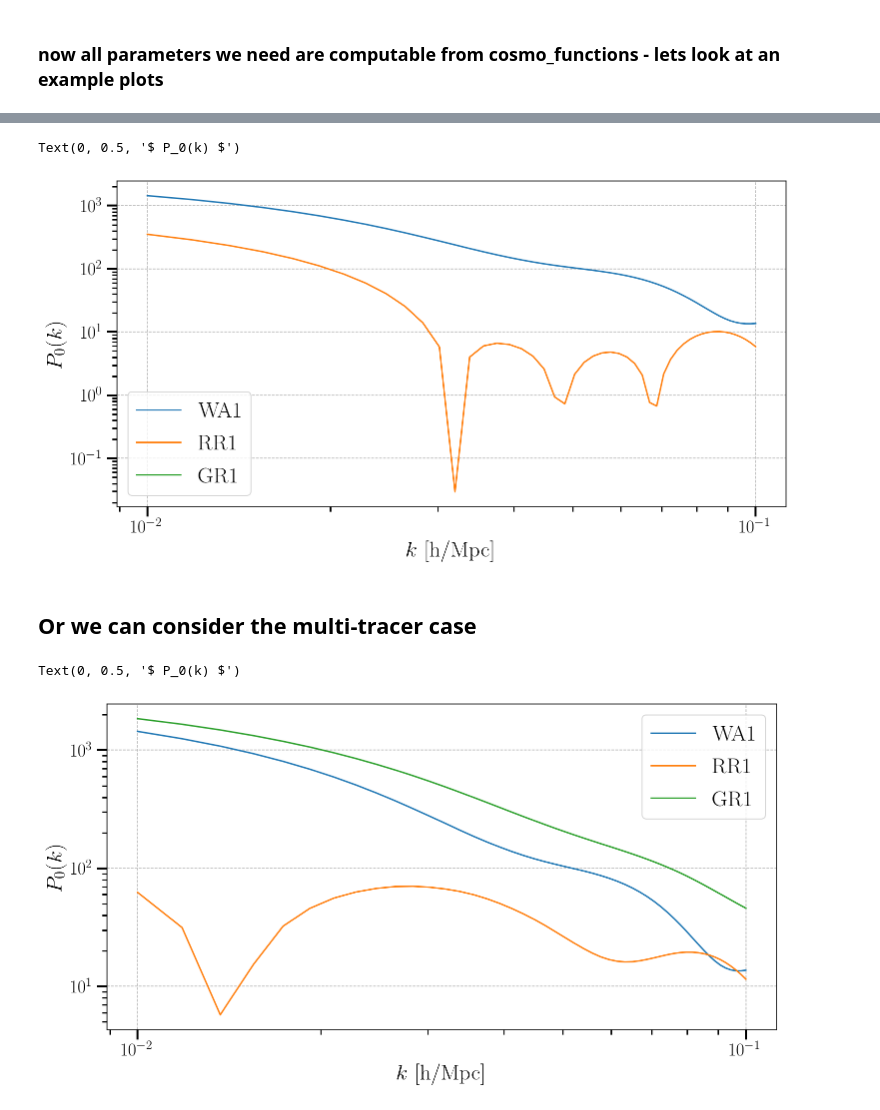
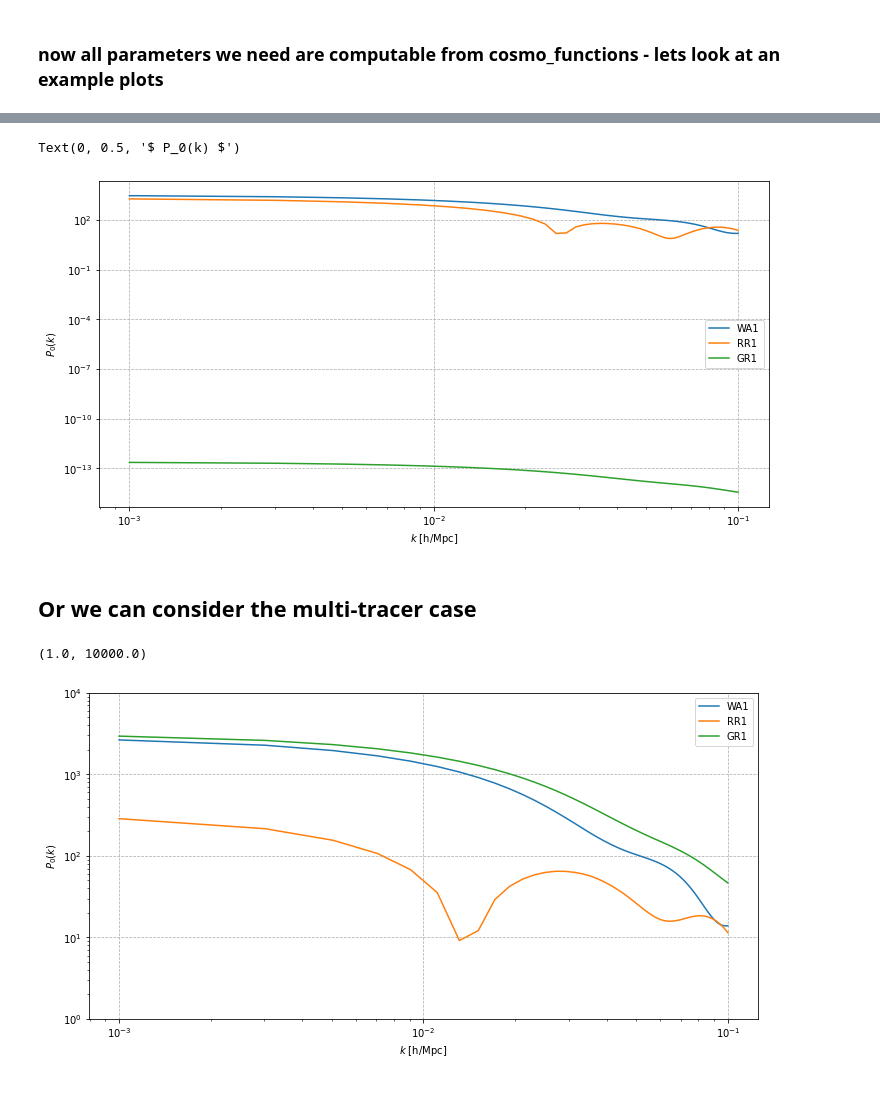
Before and after one commit to craddis1/CosmoWAP, a Jupyter notebook: examples/example_pk.ipynb, the cells around one changed output, grey strips where cells are left out. Saved outputs shown, nothing was run; the diff lists cells and outputs as text; code cells hidden in the pictures.

```diff
--- a/examples/example_pk.ipynb
+++ b/examples/example_pk.ipynb
@@ -69,9 +69,9 @@ dict_keys(['b_1', 'z_range', 'be_survey', 'Q_survey', 'n_g', 'f_sky'])
 # %% [markdown]
 ### CosmologicalFunctions takes in the cosmology and a survey_params dict
 # %%
-survey_params.Euclid.b_1 = lambda xx: 1.5 + 0*xx
-survey_params.Euclid.Q_survey = lambda xx: -2/5 + 0*xx
-survey_params.Euclid.be_survey = lambda xx: 0 + 0*xx
+survey_params.Euclid.b_1 = lambda xx: 5 + 1*xx
+#survey_params.Euclid.Q_survey = lambda xx: -2/5 + 0*xx
+#survey_params.Euclid.be_survey = lambda xx: 0 + 0*xx
 # %%
 #so now we can compute terms for this cosmology and for euclid-likes biases
 cosmo_funcs = cw.ClassWAP(cosmo,[survey_params.Euclid],compute_bias=False)
@@ -106,10 +105,11 @@ plt.xlim(0.003,0.1)
 # %%
 # for dipole
 plt.figure(figsize=(12,6))
+cosmo_funcs = cw.ClassWAP(cosmo,[survey_params.Euclid],compute_bias=False)
 
-plt.plot(kk,np.abs(WA1.l1(params,cosmo_functions,zz,t=0).imag),label='WA1')
-plt.plot(kk,np.abs(RR1.l1(params,cosmo_functions,zz,t=0).imag),label='RR1')
-plt.plot(kk,np.abs(GR1.l1(params,cosmo_functions,zz,t=0).imag),label='GR1')
+plt.plot(kk,np.abs(pk.WA1.l1(cosmo_funcs,kk,zz=1,t=0).imag),label='WA1')
+plt.plot(kk,np.abs(pk.RR1.l1(cosmo_funcs,kk,zz=1,t=0).imag),label='RR1')
+plt.plot(kk,np.abs(pk.GR1.l1(cosmo_funcs,kk,zz=1,t=0).imag),label='GR1')
 
 plt.xscale('log')
 plt.yscale('log')
@@ -119,26 +119,27 @@ plt.xlabel(r'$k $ [h/Mpc]')
 plt.ylabel(r'$ P_0(k) $')
 # %% [output]
 Text(0, 0.5, '$ P_0(k) $')
-[figure, old version]
+[figure, new version]
 # %% [markdown]
 ## Or we can consider the multi-tracer case
 # %%
 #we now assing different survey parameters to survey_params1
-cosmo_functions = CosmologicalFunctions(cosmo,survey_params=Euclid_dict,survey_params1=SKAO2_dict)
+cosmo_funcs = cw.ClassWAP(cosmo,[survey_params.Euclid,survey_params.SKAO2],compute_bias=False)
 # %%
 # for dipole - now the GR part does not cancel
 plt.figure(figsize=(12,6))
 
-plt.plot(kk,np.abs(WA1.l1(params,cosmo_functions,zz,t=0).imag),label='WA1')
-plt.plot(kk,np.abs(RR1.l1(params,cosmo_functions,zz,t=0).imag),label='RR1')
-plt.plot(kk,np.abs(GR1.l1(params,cosmo_functions,zz,t=0).imag),label='GR1')
+plt.plot(kk,np.abs(pk.WA1.l1(cosmo_funcs,kk,zz=1,t=0).imag),label='WA1')
+plt.plot(kk,np.abs(pk.RR1.l1(cosmo_funcs,kk,zz=1,t=0).imag),label='RR1')
+plt.plot(kk,np.abs(pk.GR1.l1(cosmo_funcs,kk,zz=1).imag),label='GR1')
 
 plt.xscale('log')
 plt.yscale('log')
 plt.legend()
 plt.grid(ls='--',lw=0.75)
 plt.xlabel(r'$k $ [h/Mpc]')
 plt.ylabel(r'$ P_0(k) $')
+plt.ylim(1e+0,1e+4)
 # %% [output]
-Text(0, 0.5, '$ P_0(k) $')
+(1.0, 10000.0)
-[figure, old version]
+[figure, new version]
```
Also changed, not shown: parts of 2 cells of this notebook, 5 other files.
